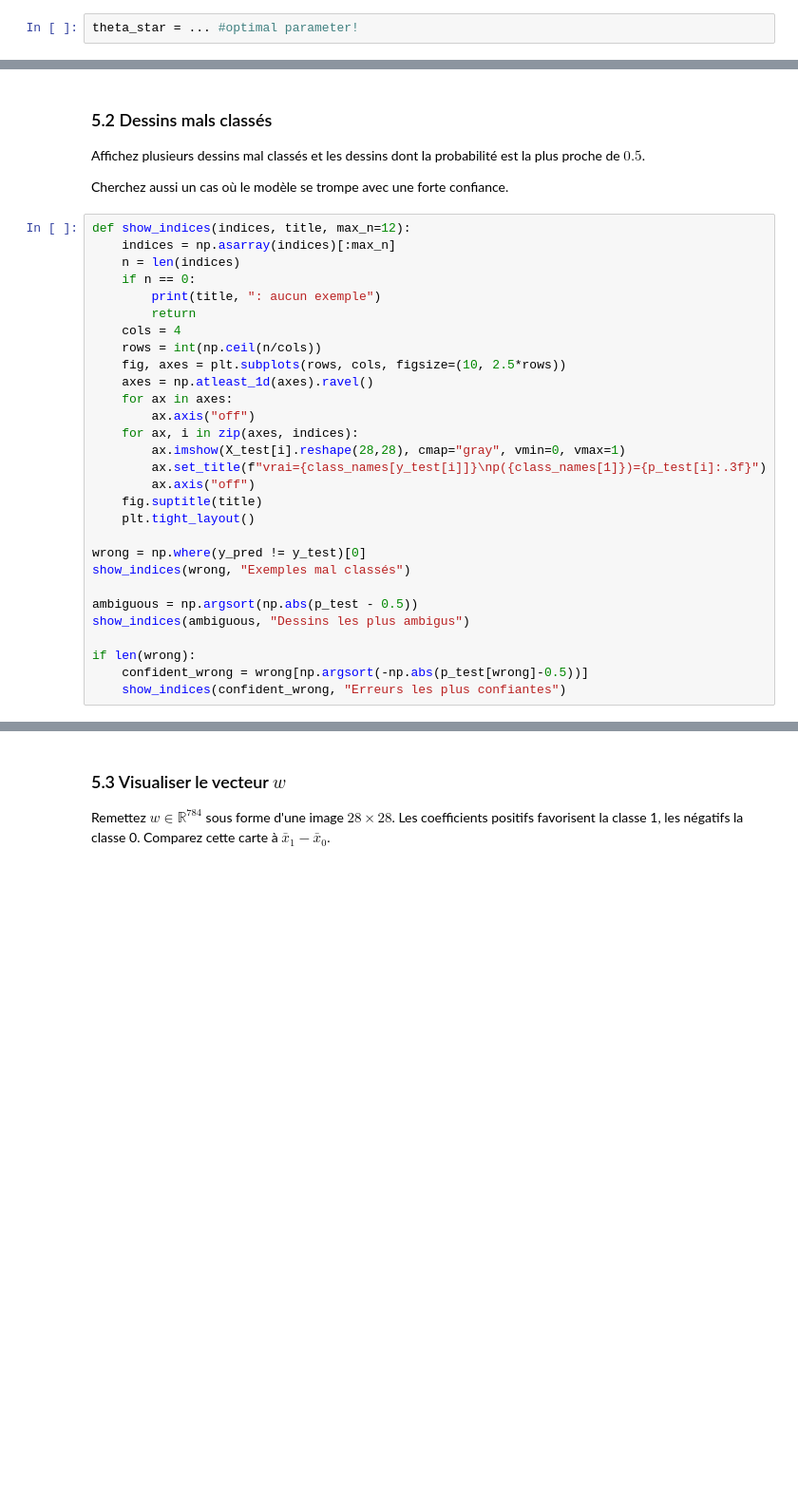
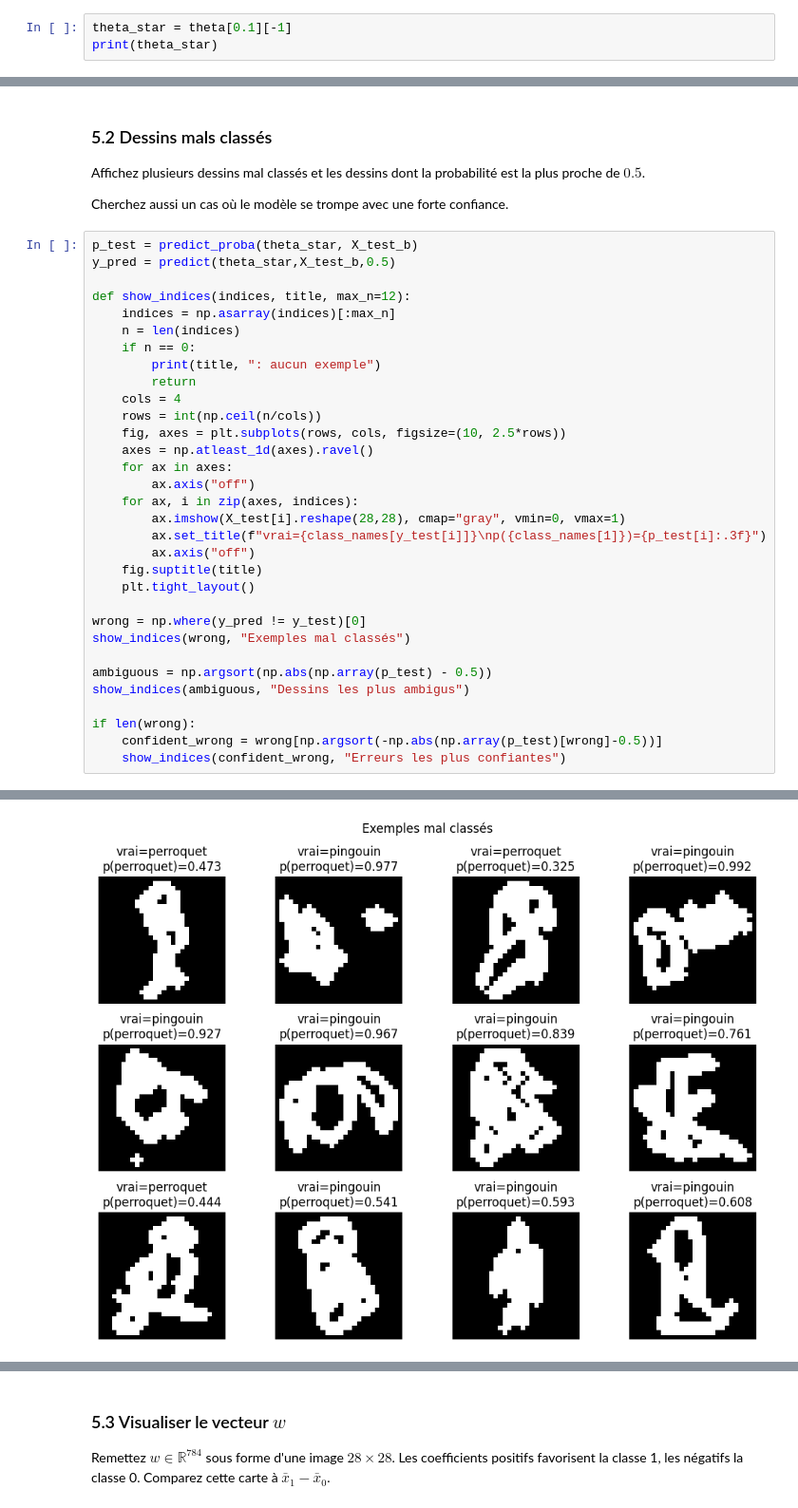
Before and after one commit to antoinecassou/3GMO1, a Jupyter notebook: Projet_QuickDraw_Sujet.ipynb, the cells around one changed output, grey strips where cells are left out. Shown at 95% size. Cells and saved outputs as stored; diff of their text form; blank space fills up the shorter version.

```diff
--- a/Projet_QuickDraw_Sujet.ipynb
+++ b/Projet_QuickDraw_Sujet.ipynb
@@ -683,4 +658,5 @@ for alpha, res in fixed_results.items():
 # %% [markdown]
 ## Avant l'évaluation du modèle, on retient le meilleur parametre $\theta^*$
 # %%
-theta_star = ... #optimal parameter!
+theta_star = theta[0.1][-1]
+print(theta_star)
@@ -713,6 +798,9 @@ Affichez plusieurs dessins mal classés et les dessins dont la probabilité est
 
 Cherchez aussi un cas où le modèle se trompe avec une forte confiance.
 # %%
+p_test = predict_proba(theta_star, X_test_b)
+y_pred = predict(theta_star,X_test_b,0.5)
+
 def show_indices(indices, title, max_n=12):
     indices = np.asarray(indices)[:max_n]
     n = len(indices)
@@ -735,9 +823,10 @@ def show_indices(indices, title, max_n=12):
 wrong = np.where(y_pred != y_test)[0]
 show_indices(wrong, "Exemples mal classés")
 
-ambiguous = np.argsort(np.abs(p_test - 0.5))
+ambiguous = np.argsort(np.abs(np.array(p_test) - 0.5))
 show_indices(ambiguous, "Dessins les plus ambigus")
 
 if len(wrong):
-    confident_wrong = wrong[np.argsort(-np.abs(p_test[wrong]-0.5))]
+    confident_wrong = wrong[np.argsort(-np.abs(np.array(p_test)[wrong]-0.5))]
     show_indices(confident_wrong, "Erreurs les plus confiantes")
+# %% [output]
@@ -743,0 +835 @@ if len(wrong):
+[figure, added]
```
Also changed, not shown: parts of 13 cells of this notebook, 3 other files.
